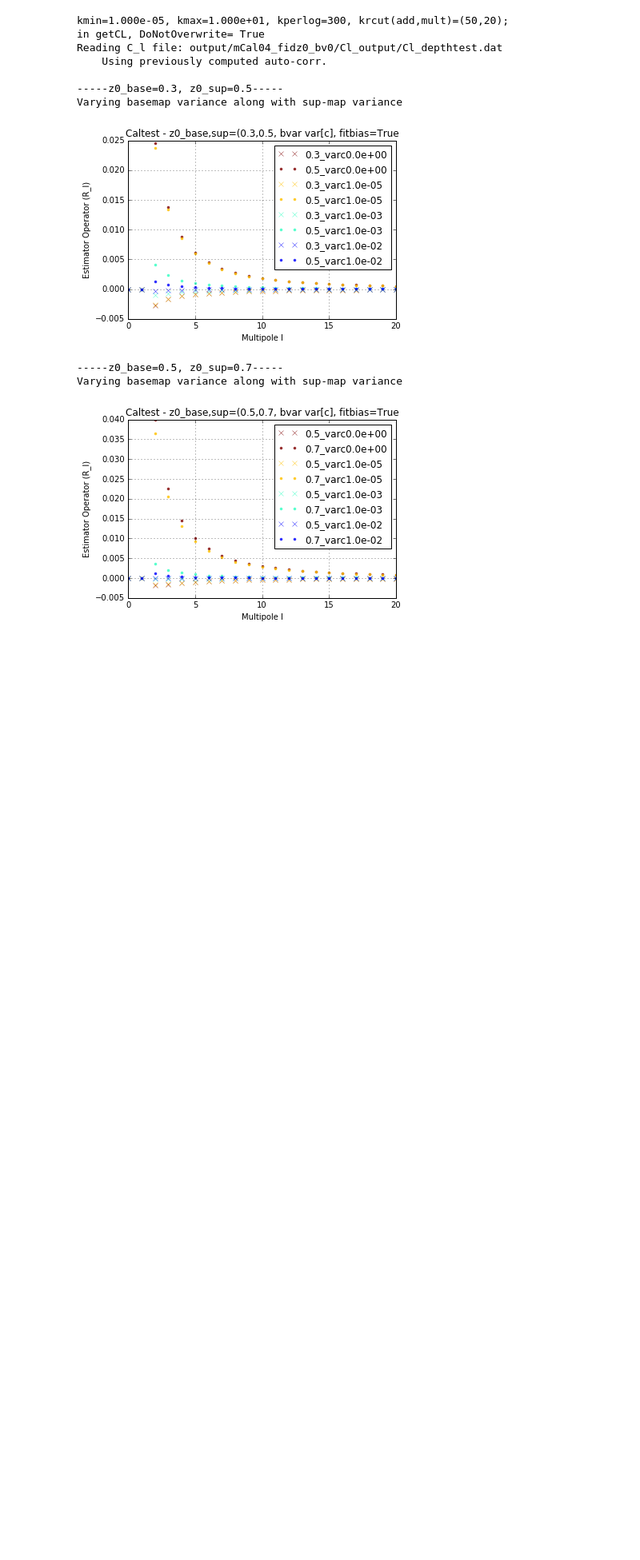
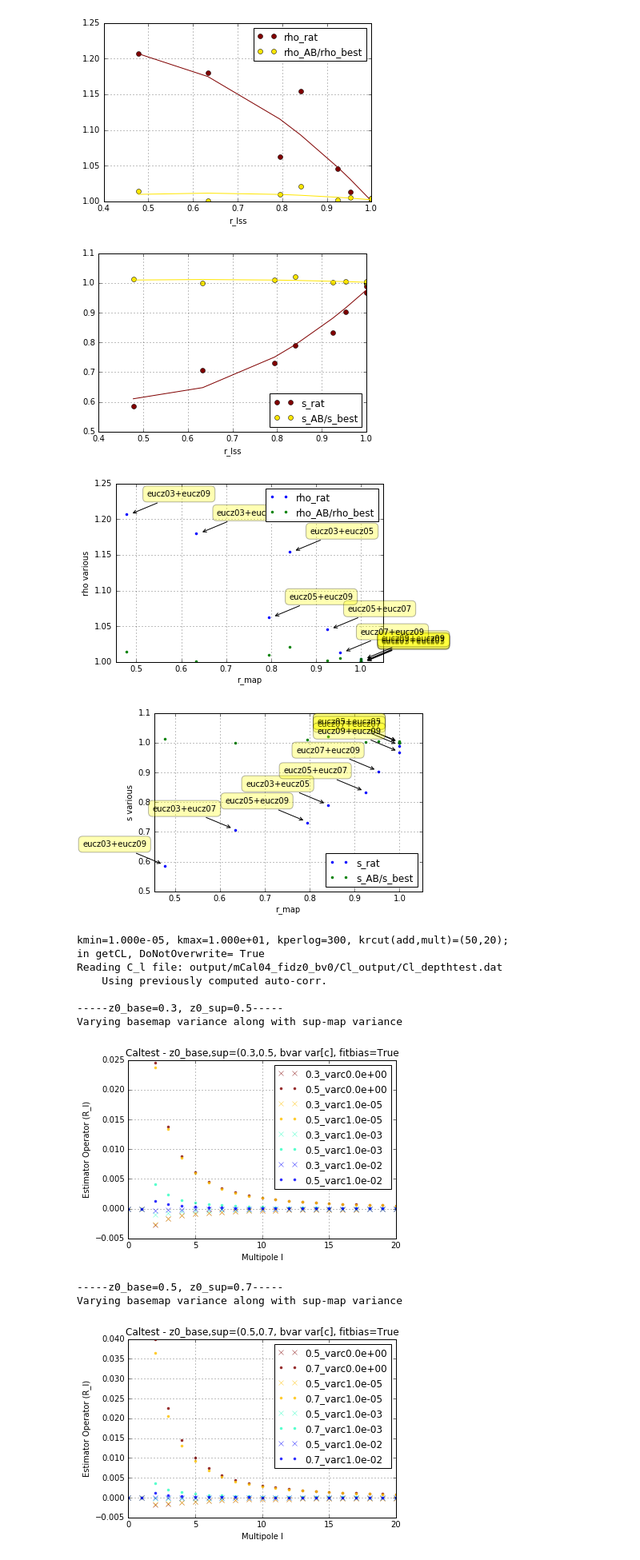
Before and after one commit to jessmuir/isw_reconstr, a Jupyter notebook: NW Multi.ipynb, the cells around one changed output. Shown at 80% size. Drawn from its saved outputs; the diff is of its cells as text; code cells hidden in the pictures; blank space fills up the shorter version.

```diff
--- a/NW Multi.ipynb
+++ b/NW Multi.ipynb
@@ -369,6 +397,8 @@ NameError: name 'x_rpairs' is not defined
 # %%
-def plot_mrslist(mrs, vartypes='rat',title=False, fitdeg=0, labplot=False): #vartype one of {'raw', rat', 'rat_best', 'rat_worst'}
-
+#this consolidates above plots into a function where can reproduce the plots for any given MRecStats object
+def plot_mrslist(mrs, vartypes=['rat'],title=False, fitdeg=0, labplot=False, do_s=False): #vartype one of {'raw', rat', 'rat_best', 'rat_worst'}
+    """plot stats of an MRecStats object. vartypes is list that can include {'raw', 'rat','rat_best','rat_worst'},
+    where rat is standard ratio of multi recon stat to individual recon stats, rat_best is multi normalized to best individual, etc."""
     irs=[irec for irec in mrs if irec.Nmaps==1]#get the single reconstructions
     mrs=[mrec for mrec in mrs if mrec.Nmaps>1]
 
@@ -419,17 +449,38 @@ def plot_mrslist(mrs, vartypes='rat',title=False, fitdeg=0, labplot=False): #var
             if title: plt.title(title)
             plt.legend(loc='best')
         plt.xlim(0.95*min(x_rpairs), 1.05*max(x_rpairs))
+        plt.grid()
         plt.show()
-        for x,y,mlab,varlab in zip([x_rpairs]*N, slist, [mlabels2]+['']*(N-1), slabels22):
-            labplot_s(x,y,mlab,'r_map', 's various',ha='right',show=False,seq_label=varlab)
-            plt.legend(loc='best')
-        plt.xlim(0.95*min(x_rpairs), 1.05*max(x_rpairs))
-        plt.show()
+
+        if do_s:
+            for x,y,mlab,varlab in zip([x_rpairs]*N, slist, [mlabels2]+['']*(N-1), slabels22):
+                labplot_s(x,y,mlab,'r_map', 's various',ha='right',show=False,seq_label=varlab)
+                plt.legend(loc='best')
+            plt.xlim(0.95*min(x_rpairs), 1.05*max(x_rpairs))
+            plt.grid()
+            plt.show()
     else:
         plotnfit(x_rpairs, ylist, labels22, deg=fitdeg)
+        plt.xlabel('r_lss')
         if title:
             plt.title(title)
+        plt.legend(loc='best')
         plt.show()
-    plt.legend(loc='best')
-    print x_rpairs
+
+        if do_s:
+            plotnfit(x_rpairs, slist, slabels22, deg=fitdeg)
+            plt.xlabel('r_lss')
+            if title:
+                plt.title(title)
+            plt.legend(loc='best')
+            plt.show()
+    return
+# %%
+plot_mrslist(mrs, vartypes=['rat', 'rat_best'],title=False, fitdeg=2, labplot=False, do_s=True)
+plot_mrslist(mrs, vartypes=['rat', 'rat_best'],title=False, fitdeg=2, labplot=True, do_s=True)
+# %% [output]
+[figure, added]
+[figure, added]
+[figure, added]
+[figure, added]
 # %%
```
Also changed, not shown: parts of 22 cells of this notebook, 1 other file.
